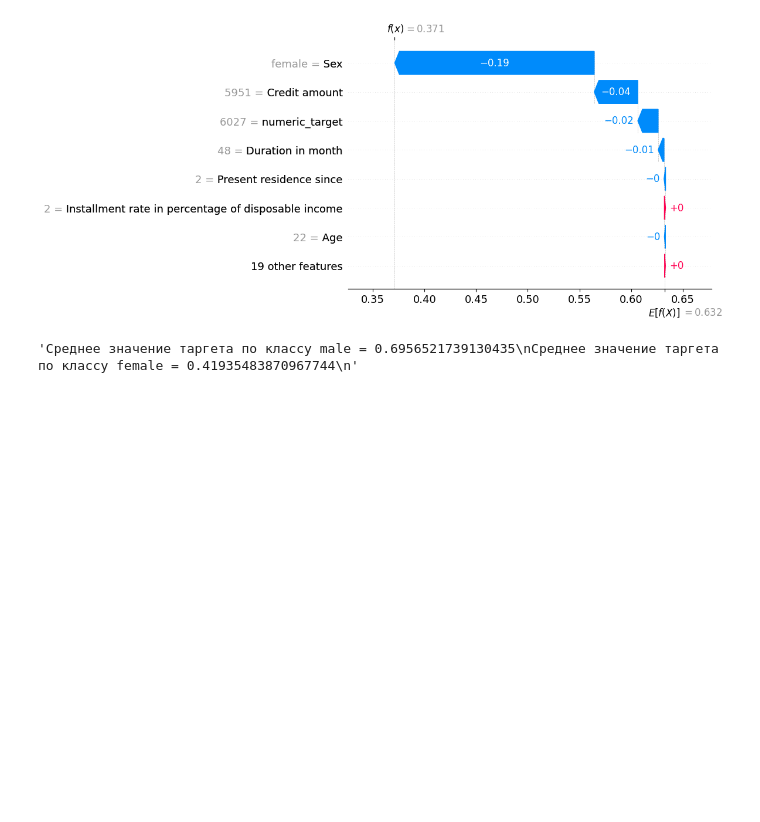
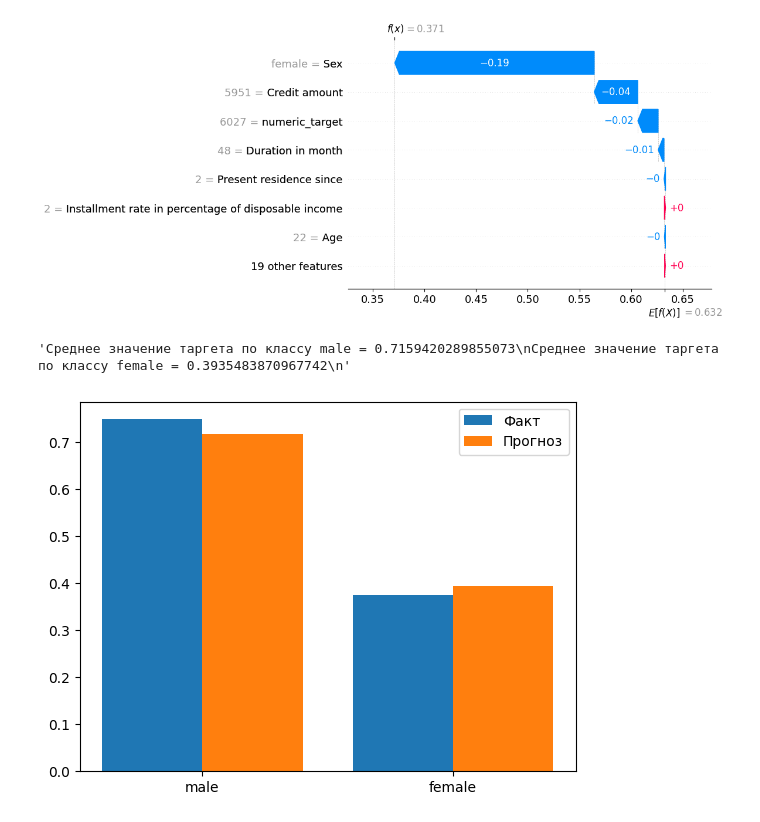
Before and after one commit to dfenelonov/interpretability, a Jupyter notebook: EDA.ipynb, the cells around one changed output. Cells and saved outputs as stored; diff of their text form; code cells hidden in the pictures; blank space fills up the shorter version.

```diff
--- a/EDA.ipynb
+++ b/EDA.ipynb
@@ -459,6 +514,7 @@ mean_shapper(df, model, 'Sex')
 [figure]
 [figure]
 # %%
-mean_target(df, 'Sex', 'target')
+mean_target(df, 'Sex', 'target', 'cat_target')
 # %% [output]
-'Среднее значение таргета по классу male = 0.6956521739130435\nСреднее значение таргета по классу female = 0.41935483870967744\n'
+'Среднее значение таргета по классу male = 0.7159420289855073\nСреднее значение таргета по классу female = 0.3935483870967742\n'
+[figure, added]
```
Also changed, not shown: parts of 5 cells of this notebook.
